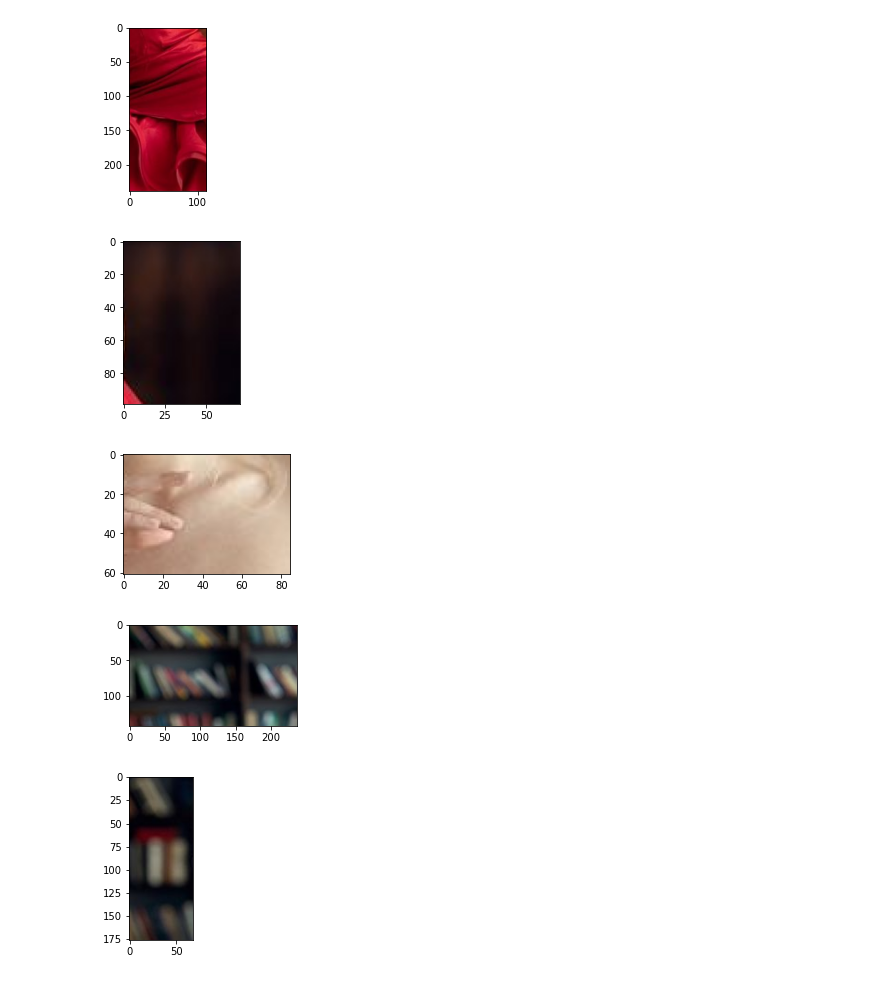
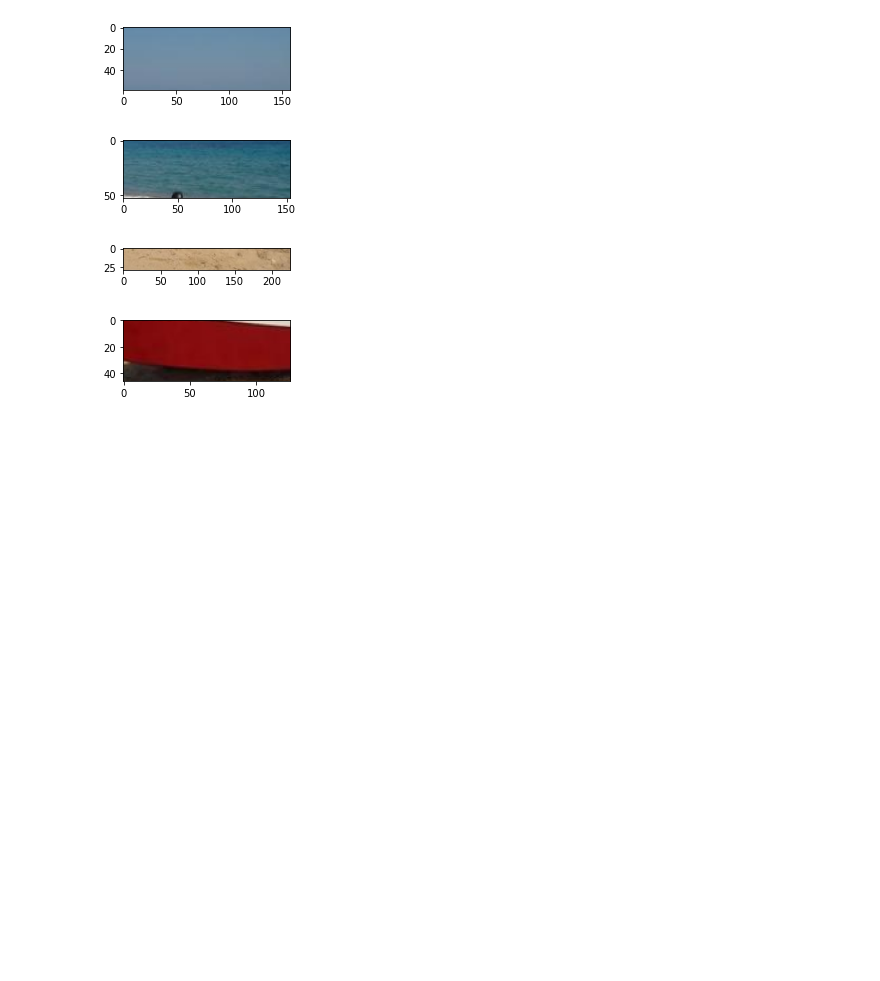
Before and after one commit to Gamalielmch/Images_processing_using_python, a Jupyter notebook: GMM_color.ipynb, the cells around one changed output. Saved outputs shown, nothing was run; the diff lists cells and outputs as text; code cells hidden in the pictures; blank space fills up the shorter version.

```diff
--- a/GMM_color.ipynb
+++ b/GMM_color.ipynb
@@ -30,7 +30,7 @@ def mcovi(I,sx,sy):
     cova=np.cov(It)
     return cova
 # %%
-I = cv2.imread('imcolor3.jpg')
+I = cv2.imread('im25.jpg')
 I = cv2.cvtColor(I, cv2.COLOR_BGR2RGB)
 plt.imshow(I,cmap='gray')
 nx,ny,ch = I.shape
@@ -39,24 +39,23 @@ nx,ny,ch = I.shape
 # %%
-nm=5
+nm=4
 phi=np.ones([nm,])/nm
 med=np.zeros((nm,ch))
 mc=np.zeros((nm,ch,ch))
 for i in range(nm):
     roi=cv2.selectROI('sel',I)
     cv2.destroyWindow('sel')
     Iroi=I[int(roi[1]):int(roi[1]+roi[3]),int(roi[0]):int(roi[0]+roi[2]),:]
     fig=plt.figure(figsize = (3,3))
     plt.imshow(Iroi)
     med[i,:]=media(Iroi)
     mc[i,:,:]=mcov(Iroi)
 medr=med
 mcovr=mcov
 # %% [output]
-[figure, old version]
+[figure, new version]
-[figure, old version]
+[figure, new version]
-[figure, old version]
+[figure, new version]
-[figure, old version]
+[figure, new version]
-[figure, removed]
 # %%
 med=medr
 mcov=mcovr
```
Also changed, not shown: parts of 4 cells of this notebook, 54 other files.
